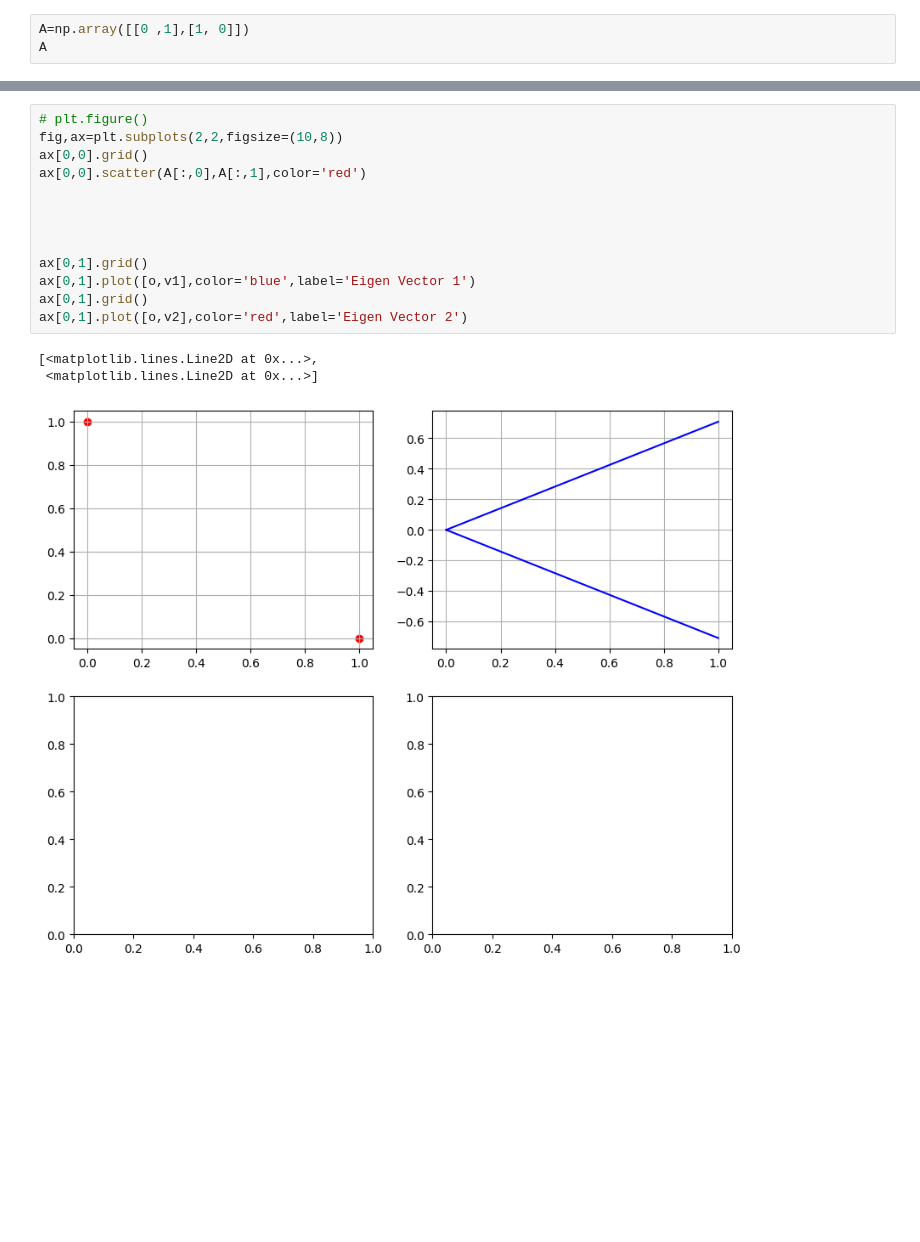
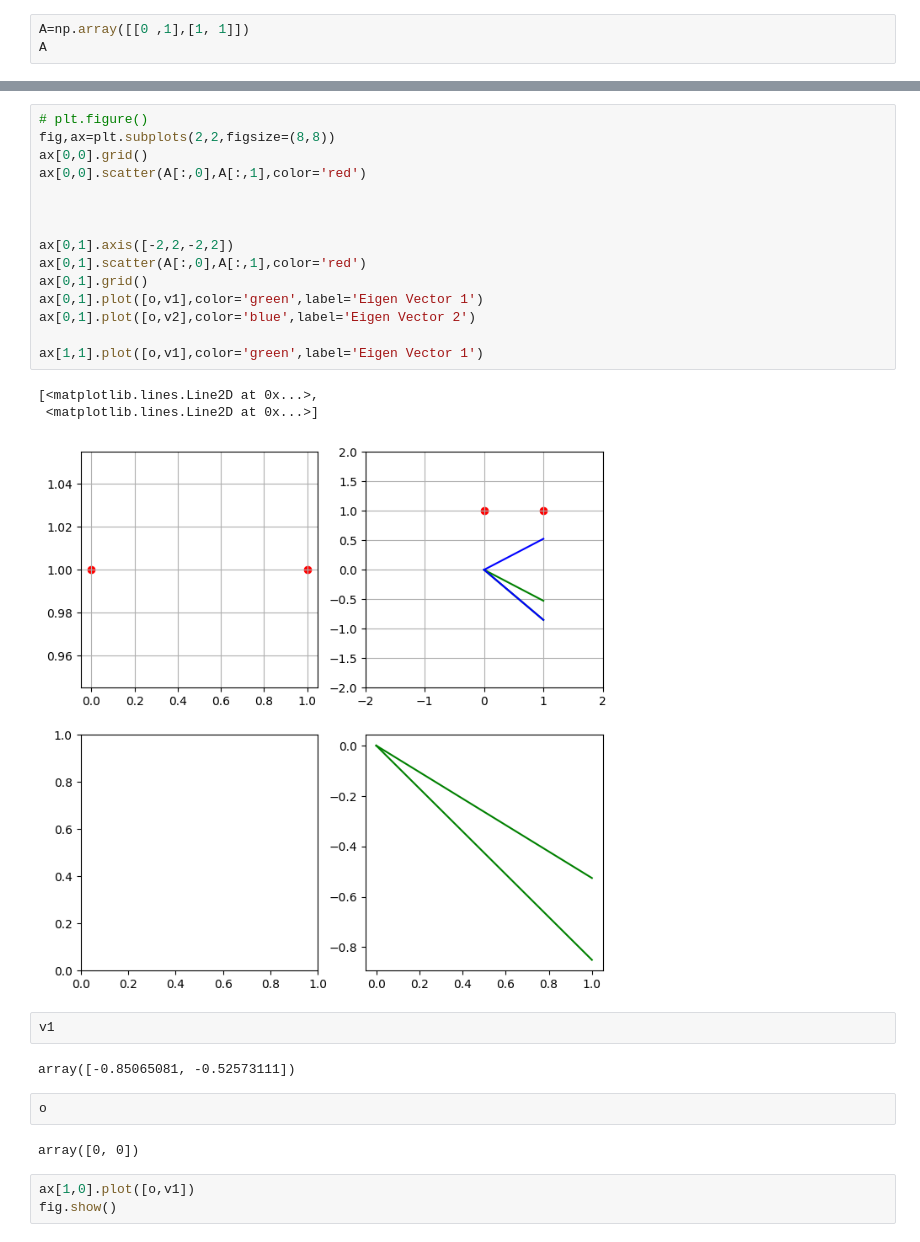
Before and after one commit to CAS-CS/cas-cs.github.io, a Jupyter notebook: lectures/FoML/.PythonCode/ClassDemo/08_eigen_value_vector.ipynb, the cells around one changed output, grey strips where cells are left out. Cells and saved outputs as stored; diff of their text form; blank space fills up the shorter version.

```diff
--- a/lectures/FoML/.PythonCode/ClassDemo/08_eigen_value_vector.ipynb
+++ b/lectures/FoML/.PythonCode/ClassDemo/08_eigen_value_vector.ipynb
@@ -8,5 +6,5 @@ Matplotlib is building the font cache; this may take a moment.
 # %%
-A=np.array([[0 ,1],[1, 0]])
+A=np.array([[0 ,1],[1, 1]])
 A
 # %% [output]
 array([[0, 1],
@@ -37,18 +32,31 @@ v,v1,v2,o
  array([0, 0]))
 # %%
 # plt.figure()
-fig,ax=plt.subplots(2,2,figsize=(10,8))
+fig,ax=plt.subplots(2,2,figsize=(8,8))
 ax[0,0].grid()
 ax[0,0].scatter(A[:,0],A[:,1],color='red')
 
 
 
+ax[0,1].axis([-2,2,-2,2])
+ax[0,1].scatter(A[:,0],A[:,1],color='red')
+ax[0,1].grid()
+ax[0,1].plot([o,v1],color='green',label='Eigen Vector 1')
+ax[0,1].plot([o,v2],color='blue',label='Eigen Vector 2')
 
-ax[0,1].grid()
-ax[0,1].plot([o,v1],color='blue',label='Eigen Vector 1')
-ax[0,1].grid()
-ax[0,1].plot([o,v2],color='red',label='Eigen Vector 2')
+ax[1,1].plot([o,v1],color='green',label='Eigen Vector 1')
 # %% [output]
 [<matplotlib.lines.Line2D at 0x...>,
  <matplotlib.lines.Line2D at 0x...>]
-[figure, old version]
+[figure, new version]
+# %%
+v1
+# %% [output]
+array([-0.85065081, -0.52573111])
+# %%
+o
+# %% [output]
+array([0, 0])
+# %%
+ax[1,0].plot([o,v1])
+fig.show()
```
Also changed, not shown: parts of 6 cells of this notebook, 2 other files.
